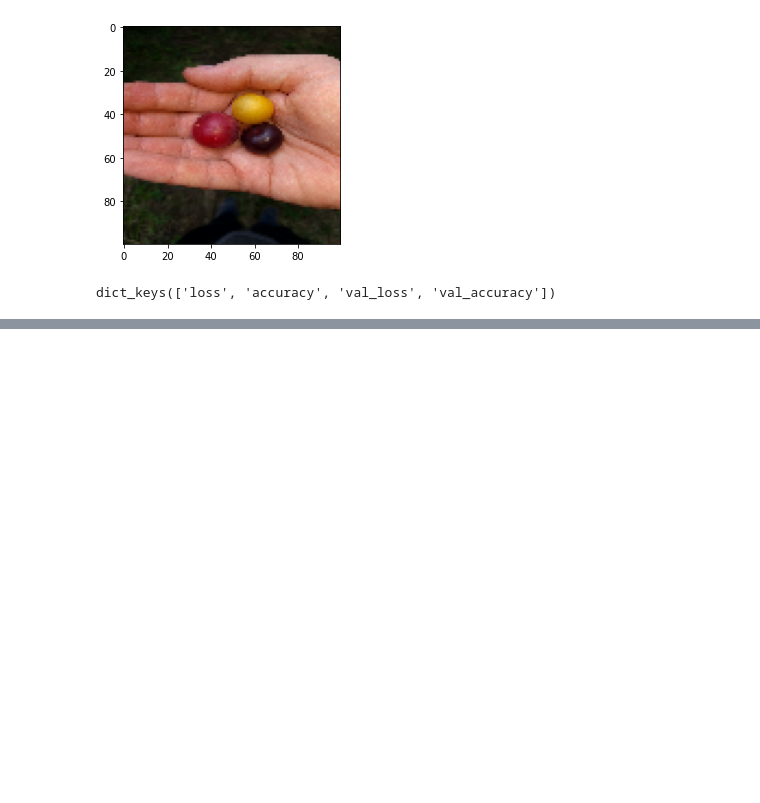
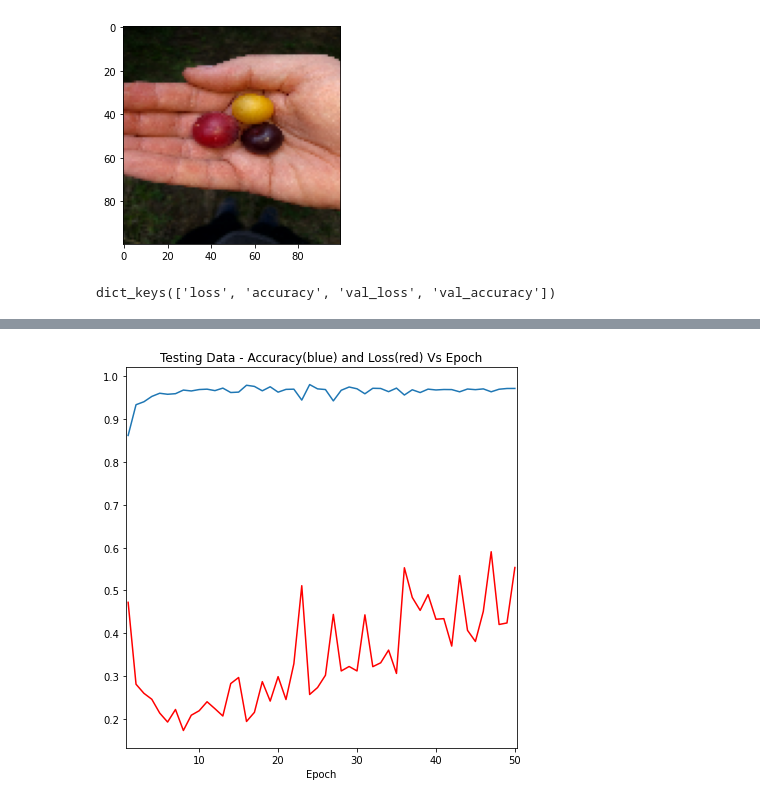
Before and after one commit to ashleep/Heningburg_Pounds_Final_Project, a Jupyter notebook: CNNtest.ipynb, the cells around one changed output, grey strips where cells are left out. Saved outputs shown, nothing was run; the diff lists cells and outputs as text; code cells hidden in the pictures; blank space fills up the shorter version.

```diff
--- a/CNNtest.ipynb
+++ b/CNNtest.ipynb
@@ -214,0 +265,11 @@ with open('model_metrics/test_loss.txt', 'w') as filehandle:
+# %%
+#Test Accuracy and Loss VS epoch
+plt.figure(figsize=(7,7))
+plt.margins(x = .005)
+plt.plot(epochs, test_acc)
+plt.plot(epochs, test_loss, color = 'r')
+plt.xlabel("Epoch")
+plt.title("Testing Data - Accuracy(blue) and Loss(red) Vs Epoch")
+plt.show()
+# %% [output]
+[figure, added]
```
Also changed, not shown: parts of 4 cells of this notebook.
